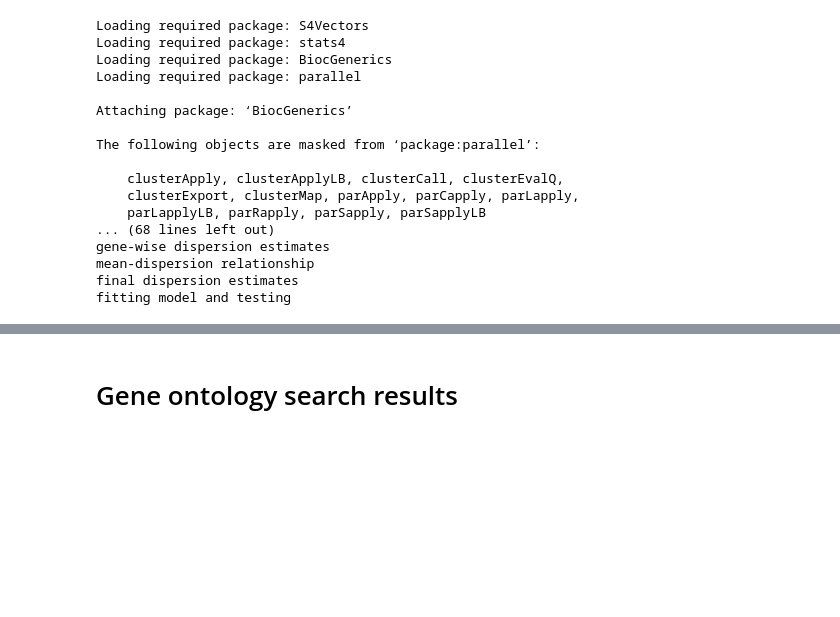
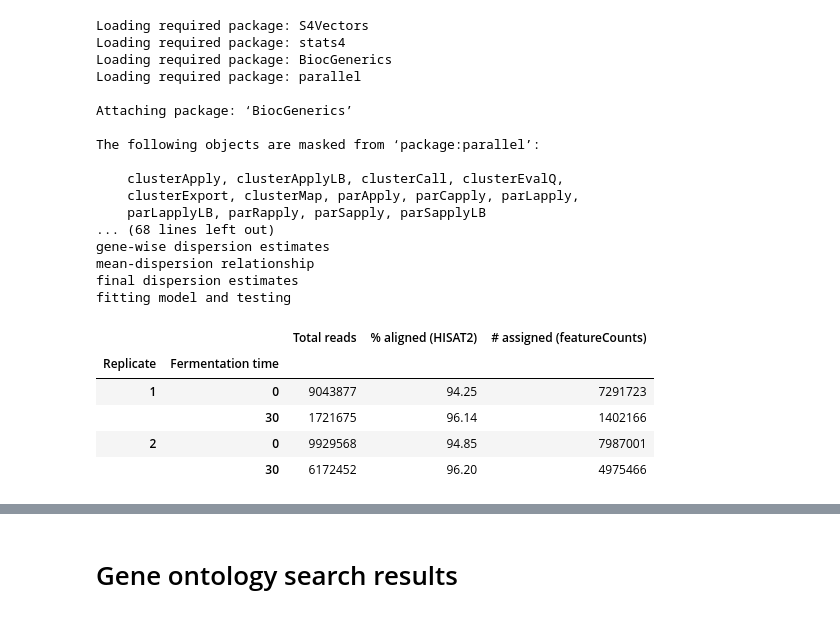
Before and after one commit to iam28th/BI-alg-bioinformatics, a Jupyter notebook: Project6/LabJournal.ipynb, the cells around one changed output, grey strips where cells are left out. Cells and saved outputs as stored; diff of their text form; code cells hidden in the pictures; blank space fills up the shorter version.

```diff
--- a/Project6/LabJournal.ipynb
+++ b/Project6/LabJournal.ipynb
@@ -125,0 +149,18 @@ fitting model and testing
+# %%
+x = pd.DataFrame([
+    [1, 0, 9043877, 94.25, 7291723,],
+    [1, 30, 1721675, 96.14, 1402166, ],
+    [2, 0, 9929568, 94.85, 7987001,],
+    [2, 30, 6172452, 96.20, 4975466,]
+])
+
+
+x.columns = ['Replicate', 'Fermentation time', 'Total reads', '% aligned (HISAT2)', '# assigned (featureCounts)']
+x.set_index(['Replicate', 'Fermentation time'])
+# %% [output]
+|  |  | Total reads | % aligned (HISAT2) | # assigned (featureCounts) |
+| Replicate | Fermentation time |  |  |  |
+| 1 | 0 | 9043877 | 94.25 | 7291723 |
+|  | 30 | 1721675 | 96.14 | 1402166 |
+| 2 | 0 | 9929568 | 94.85 | 7987001 |
+|  | 30 | 6172452 | 96.20 | 4975466 |
```
Also changed, not shown: parts of 10 cells of this notebook.
